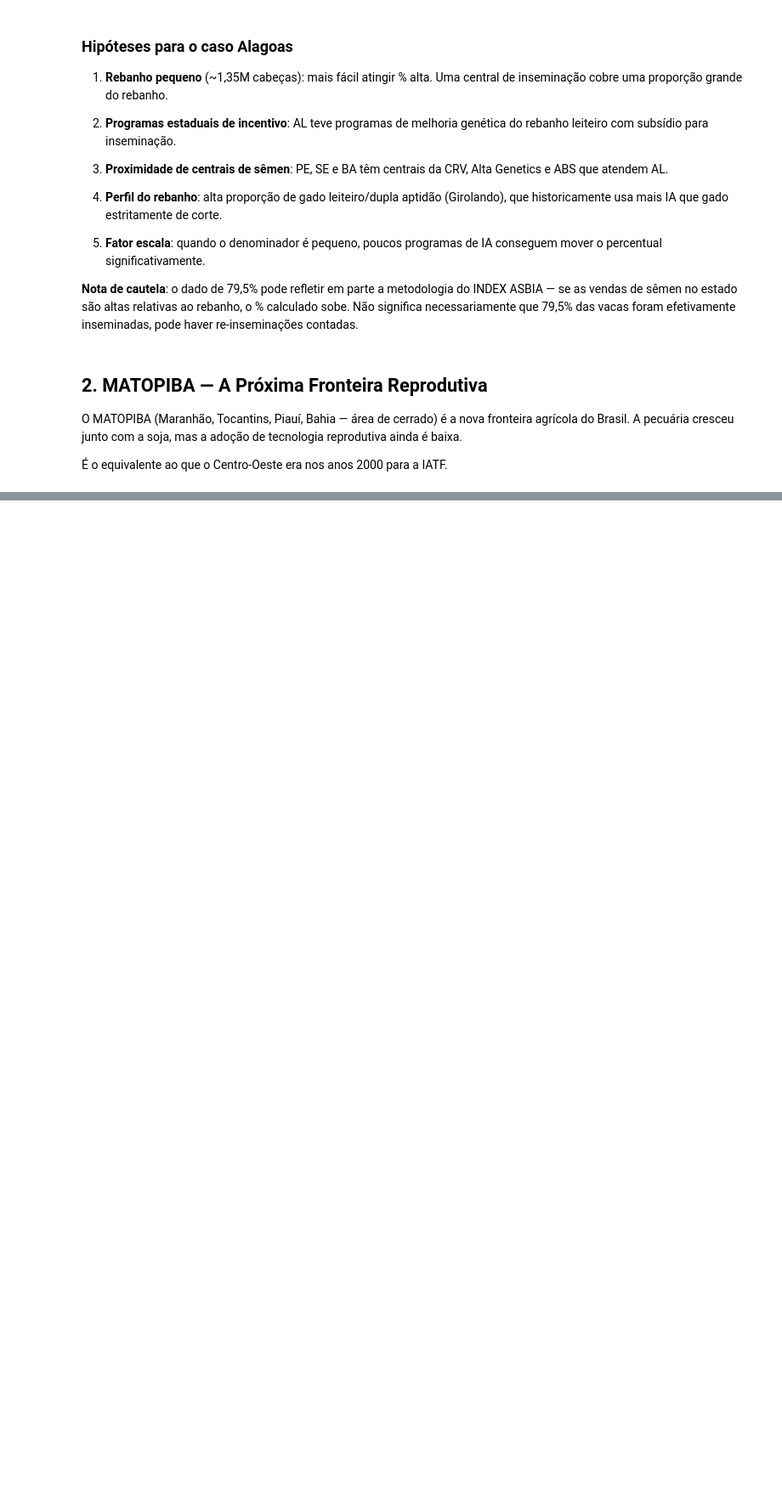
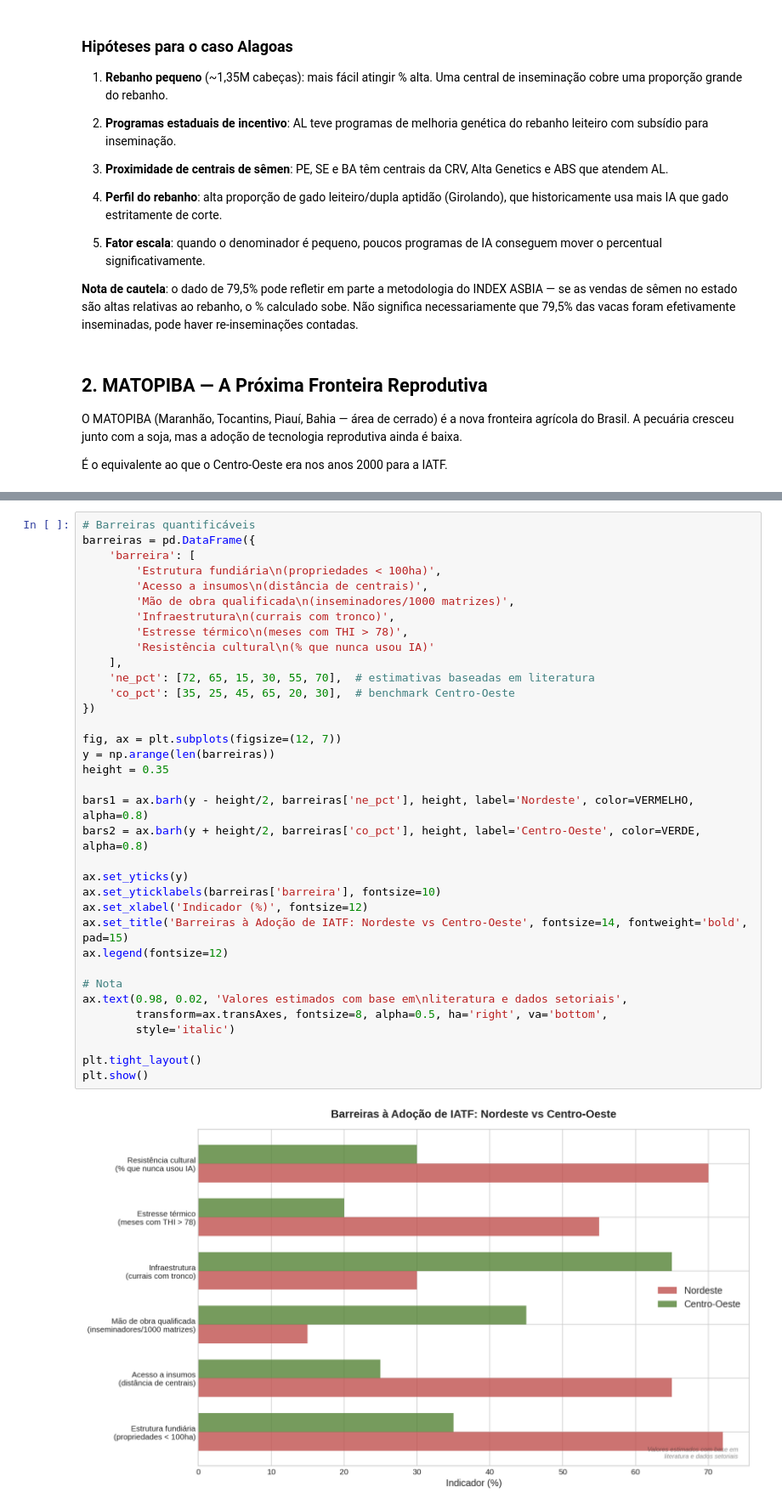
Before and after one commit to mateusmmrs/mapa-ia-brasil, a Jupyter notebook: notebooks/03_nordeste_e_conclusoes.ipynb, the cells around one changed output, grey strips where cells are left out. Shown at 85% size. Saved outputs shown, nothing was run; the diff lists cells and outputs as text; blank space fills up the shorter version.

```diff
--- a/notebooks/03_nordeste_e_conclusoes.ipynb
+++ b/notebooks/03_nordeste_e_conclusoes.ipynb
@@ -118,0 +190,37 @@ adoção de tecnologia reprodutiva ainda é baixa.
+# %%
+# Barreiras quantificáveis
+barreiras = pd.DataFrame({
+    'barreira': [
+        'Estrutura fundiária\n(propriedades < 100ha)',
+        'Acesso a insumos\n(distância de centrais)',
+        'Mão de obra qualificada\n(inseminadores/1000 matrizes)',
+        'Infraestrutura\n(currais com tronco)',
+        'Estresse térmico\n(meses com THI > 78)',
+        'Resistência cultural\n(% que nunca usou IA)'
+    ],
+    'ne_pct': [72, 65, 15, 30, 55, 70],  # estimativas baseadas em literatura
+    'co_pct': [35, 25, 45, 65, 20, 30],  # benchmark Centro-Oeste
+})
+
+fig, ax = plt.subplots(figsize=(12, 7))
+y = np.arange(len(barreiras))
+height = 0.35
+
+bars1 = ax.barh(y - height/2, barreiras['ne_pct'], height, label='Nordeste', color=VERMELHO, alpha=0.8)
+bars2 = ax.barh(y + height/2, barreiras['co_pct'], height, label='Centro-Oeste', color=VERDE, alpha=0.8)
+
+ax.set_yticks(y)
+ax.set_yticklabels(barreiras['barreira'], fontsize=10)
+ax.set_xlabel('Indicador (%)', fontsize=12)
+ax.set_title('Barreiras à Adoção de IATF: Nordeste vs Centro-Oeste', fontsize=14, fontweight='bold', pad=15)
+ax.legend(fontsize=12)
+
+# Nota
+ax.text(0.98, 0.02, 'Valores estimados com base em\nliteratura e dados setoriais',
+        transform=ax.transAxes, fontsize=8, alpha=0.5, ha='right', va='bottom',
+        style='italic')
+
+plt.tight_layout()
+plt.show()
+# %% [output]
+[figure, added]
```
Also changed, not shown: parts of 7 cells of this notebook.
